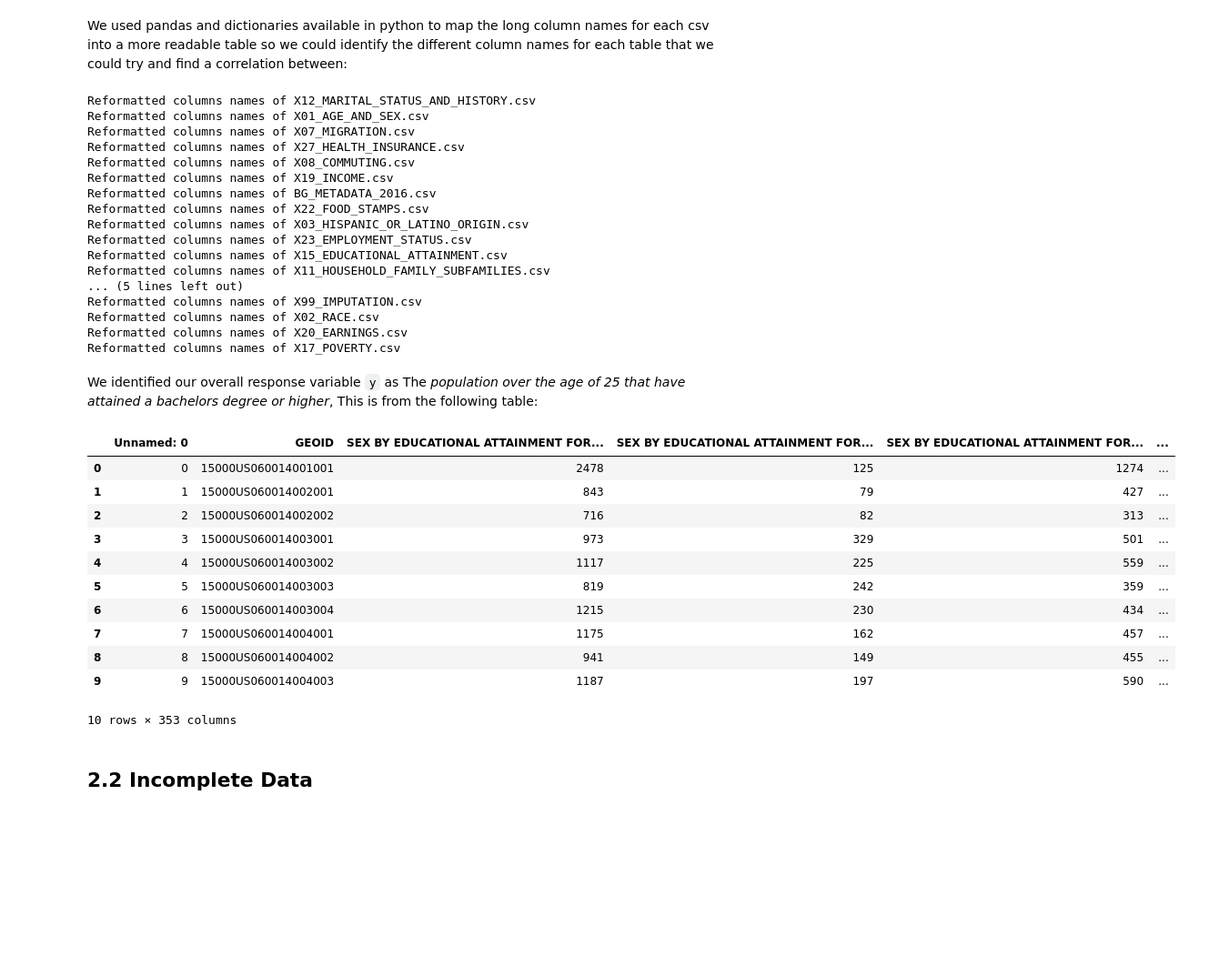
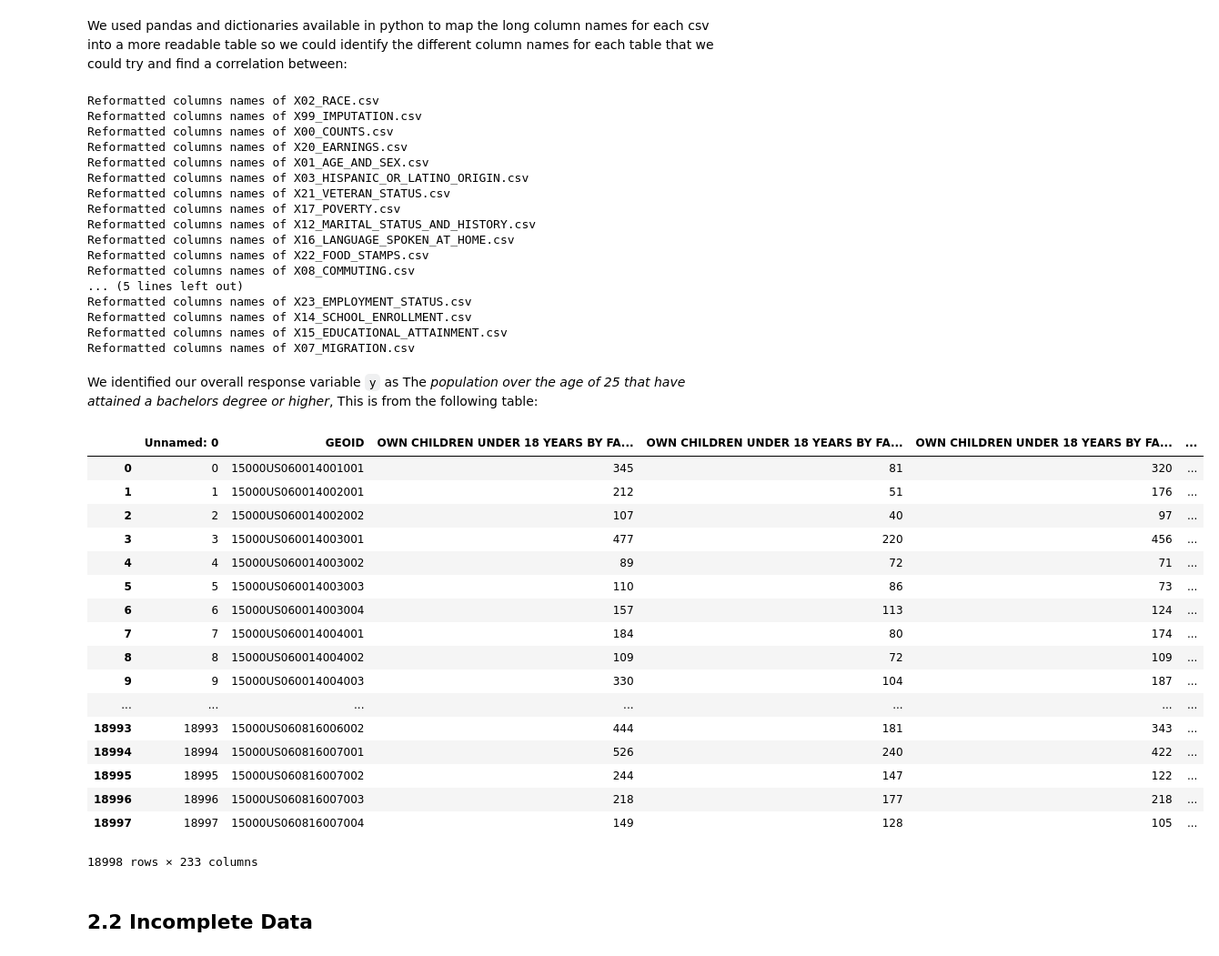
Before and after one commit to Tiger-Cross/AIHack18, a Jupyter notebook: notebooks/report.ipynb, the cells around one changed output. Shown at 91% size. Cells and saved outputs as stored; diff of their text form; code cells hidden in the pictures; blank space fills up the shorter version.

```diff
--- a/notebooks/report.ipynb
+++ b/notebooks/report.ipynb
@@ -75,47 +79,52 @@ def replace_columns(df):
 # %%
 dfs = {}
 
-path = "../data/raw/train/"
-for f in os.listdir(path):
-    print(f"Reformatted columns names of {f}")
-    df = pd.read_csv(path+f)
+for f in os.listdir(str(raw_data_folder)):
+    print("Reformatted columns names of {}".format(f))
+    df = pd.read_csv(raw_data_folder / f)
     df = replace_columns(df)
     dfs[f] = df
 # %% [output]
+Reformatted columns names of X02_RACE.csv
+Reformatted columns names of X99_IMPUTATION.csv
+Reformatted columns names of X00_COUNTS.csv
+Reformatted columns names of X20_EARNINGS.csv
+Reformatted columns names of X01_AGE_AND_SEX.csv
+Reformatted columns names of X03_HISPANIC_OR_LATINO_ORIGIN.csv
+Reformatted columns names of X21_VETERAN_STATUS.csv
+Reformatted columns names of X17_POVERTY.csv
 Reformatted columns names of X12_MARITAL_STATUS_AND_HISTORY.csv
-Reformatted columns names of X01_AGE_AND_SEX.csv
+Reformatted columns names of X16_LANGUAGE_SPOKEN_AT_HOME.csv
+Reformatted columns names of X22_FOOD_STAMPS.csv
+Reformatted columns names of X08_COMMUTING.csv
+... (5 lines left out)
+Reformatted columns names of X23_EMPLOYMENT_STATUS.csv
+Reformatted columns names of X14_SCHOOL_ENROLLMENT.csv
+Reformatted columns names of X15_EDUCATIONAL_ATTAINMENT.csv
 Reformatted columns names of X07_MIGRATION.csv
-Reformatted columns names of X27_HEALTH_INSURANCE.csv
-Reformatted columns names of X08_COMMUTING.csv
-Reformatted columns names of X19_INCOME.csv
-Reformatted columns names of BG_METADATA_2016.csv
-Reformatted columns names of X22_FOOD_STAMPS.csv
-Reformatted columns names of X03_HISPANIC_OR_LATINO_ORIGIN.csv
-Reformatted columns names of X23_EMPLOYMENT_STATUS.csv
-Reformatted columns names of X15_EDUCATIONAL_ATTAINMENT.csv
-Reformatted columns names of X11_HOUSEHOLD_FAMILY_SUBFAMILIES.csv
-... (5 lines left out)
-Reformatted columns names of X99_IMPUTATION.csv
-Reformatted columns names of X02_RACE.csv
-Reformatted columns names of X20_EARNINGS.csv
-Reformatted columns names of X17_POVERTY.csv
 # %% [markdown]
 We identified our overall response variable `y` as The *population over the age of 25 that have attained a bachelors degree or higher*, This is from the following table:
 # %%
-dfs['X15_EDUCATIONAL_ATTAINMENT.csv'][:10]
+dfs['X09_CHILDREN_HOUSEHOLD_RELATIONSHIP.csv']
 # %% [output]
-|  | Unnamed: 0 | GEOID | SEX BY EDUCATIONAL ATTAINMENT FOR... | SEX BY EDUCATIONAL ATTAINMENT FOR... | SEX BY EDUCATIONAL ATTAINMENT FOR... | ... |
-| 0 | 0 | 15000US060014001001 | 2478 | 125 | 1274 | ... |
-| 1 | 1 | 15000US060014002001 | 843 | 79 | 427 | ... |
-| 2 | 2 | 15000US060014002002 | 716 | 82 | 313 | ... |
-| 3 | 3 | 15000US060014003001 | 973 | 329 | 501 | ... |
-| 4 | 4 | 15000US060014003002 | 1117 | 225 | 559 | ... |
-| 5 | 5 | 15000US060014003003 | 819 | 242 | 359 | ... |
-| 6 | 6 | 15000US060014003004 | 1215 | 230 | 434 | ... |
-| 7 | 7 | 15000US060014004001 | 1175 | 162 | 457 | ... |
-| 8 | 8 | 15000US060014004002 | 941 | 149 | 455 | ... |
-| 9 | 9 | 15000US060014004003 | 1187 | 197 | 590 | ... |
+|  | Unnamed: 0 | GEOID | OWN CHILDREN UNDER 18 YEARS BY FA... | OWN CHILDREN UNDER 18 YEARS BY FA... | OWN CHILDREN UNDER 18 YEARS BY FA... | ... |
+| 0 | 0 | 15000US060014001001 | 345 | 81 | 320 | ... |
+| 1 | 1 | 15000US060014002001 | 212 | 51 | 176 | ... |
+| 2 | 2 | 15000US060014002002 | 107 | 40 | 97 | ... |
+| 3 | 3 | 15000US060014003001 | 477 | 220 | 456 | ... |
+| 4 | 4 | 15000US060014003002 | 89 | 72 | 71 | ... |
+| 5 | 5 | 15000US060014003003 | 110 | 86 | 73 | ... |
+| 6 | 6 | 15000US060014003004 | 157 | 113 | 124 | ... |
+| 7 | 7 | 15000US060014004001 | 184 | 80 | 174 | ... |
+| 8 | 8 | 15000US060014004002 | 109 | 72 | 109 | ... |
+| 9 | 9 | 15000US060014004003 | 330 | 104 | 187 | ... |
+| ... | ... | ... | ... | ... | ... | ... |
+| 18993 | 18993 | 15000US060816006002 | 444 | 181 | 343 | ... |
+| 18994 | 18994 | 15000US060816007001 | 526 | 240 | 422 | ... |
+| 18995 | 18995 | 15000US060816007002 | 244 | 147 | 122 | ... |
+| 18996 | 18996 | 15000US060816007003 | 218 | 177 | 218 | ... |
+| 18997 | 18997 | 15000US060816007004 | 149 | 128 | 105 | ... |
-10 rows × 353 columns
+18998 rows × 233 columns
 # %% [markdown]
 ## 2.2 Incomplete Data
 # %% [markdown]
```
Also changed, not shown: parts of 10 cells of this notebook, 1 other file.
